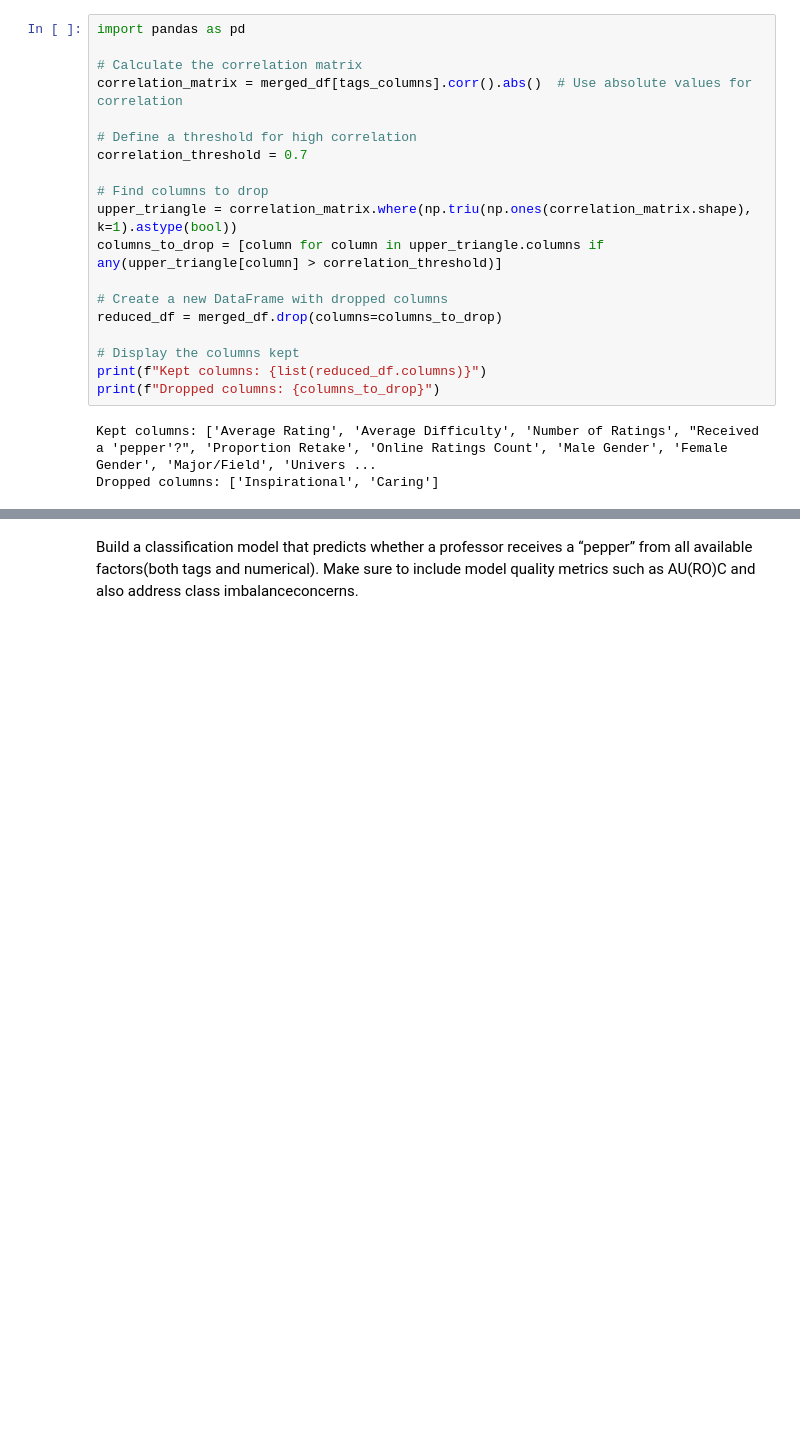
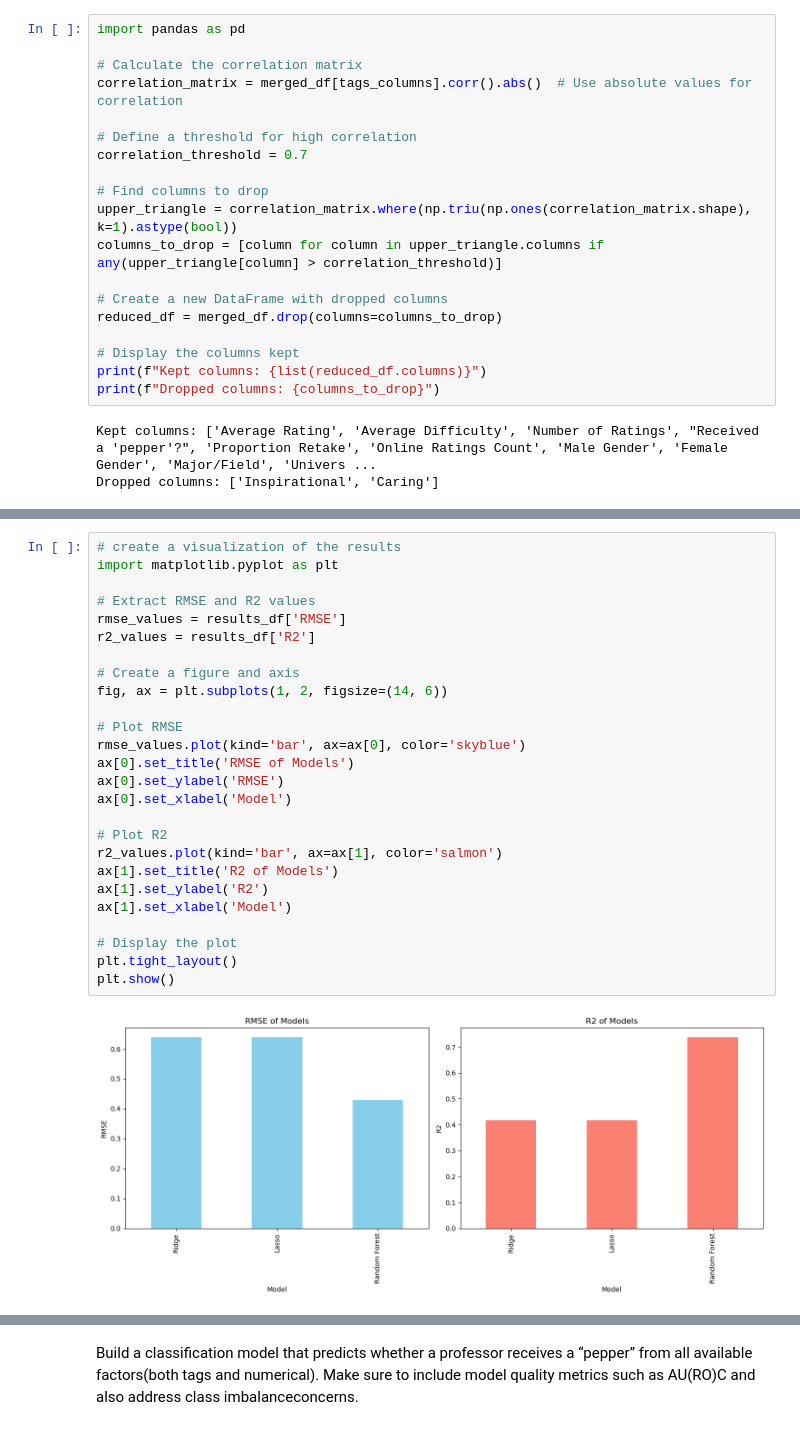
Before and after one commit to jinjinran2001/rmp_analysis, a Jupyter notebook: main.ipynb, the cells around one changed output, grey strips where cells are left out. Saved outputs shown, nothing was run; the diff lists cells and outputs as text; blank space fills up the shorter version.

```diff
--- a/main.ipynb
+++ b/main.ipynb
@@ -504,0 +418,28 @@ Deep Learning Model -> R^2: 0.7529, RMSE: 0.4170
+# %%
+# create a visualization of the results
+import matplotlib.pyplot as plt
+
+# Extract RMSE and R2 values
+rmse_values = results_df['RMSE']
+r2_values = results_df['R2']
+
+# Create a figure and axis
+fig, ax = plt.subplots(1, 2, figsize=(14, 6))
+
+# Plot RMSE
+rmse_values.plot(kind='bar', ax=ax[0], color='skyblue')
+ax[0].set_title('RMSE of Models')
+ax[0].set_ylabel('RMSE')
+ax[0].set_xlabel('Model')
+
+# Plot R2
+r2_values.plot(kind='bar', ax=ax[1], color='salmon')
+ax[1].set_title('R2 of Models')
+ax[1].set_ylabel('R2')
+ax[1].set_xlabel('Model')
+
+# Display the plot
+plt.tight_layout()
+plt.show()
+# %% [output]
+[figure, added]
```
Also changed, not shown: parts of 15 cells of this notebook.
